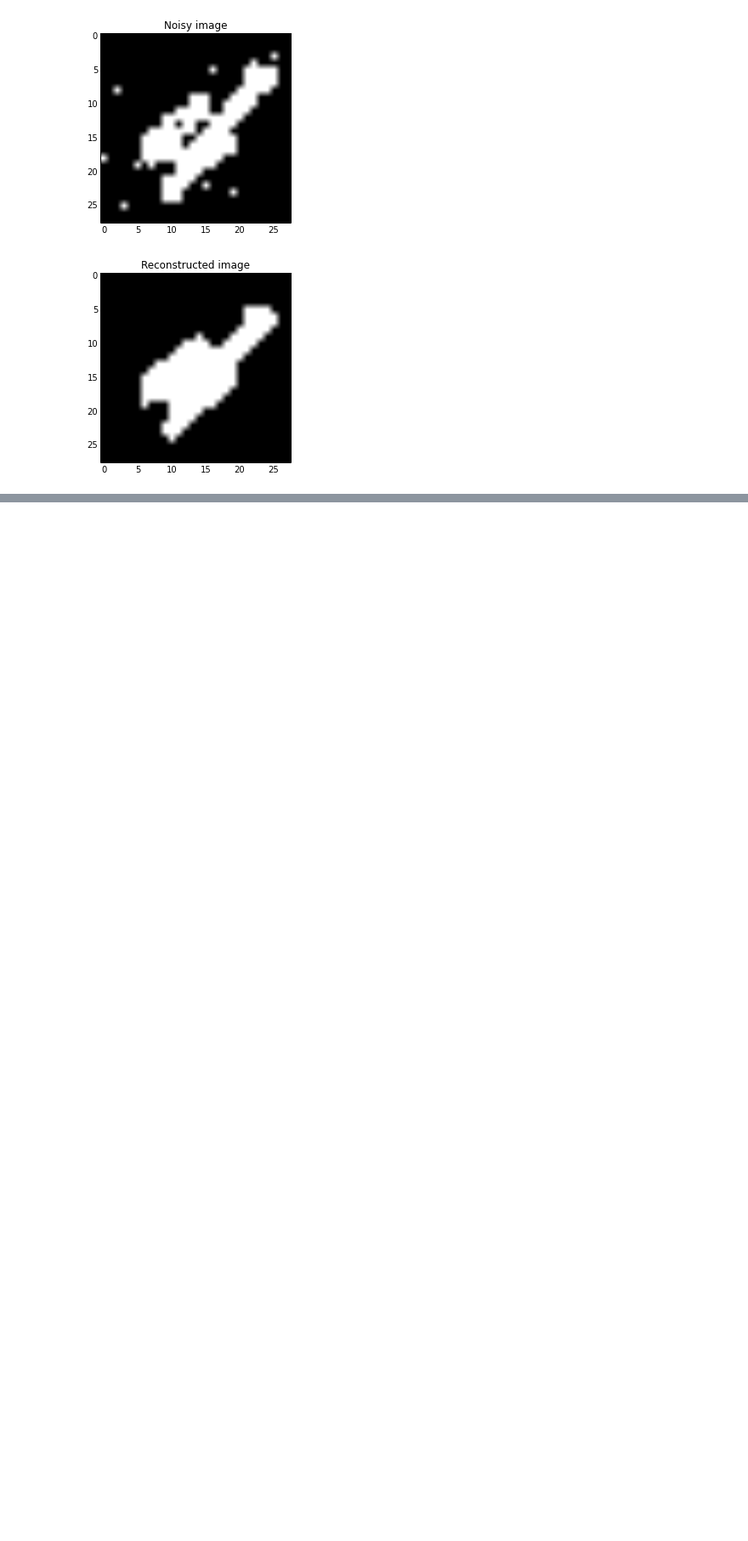
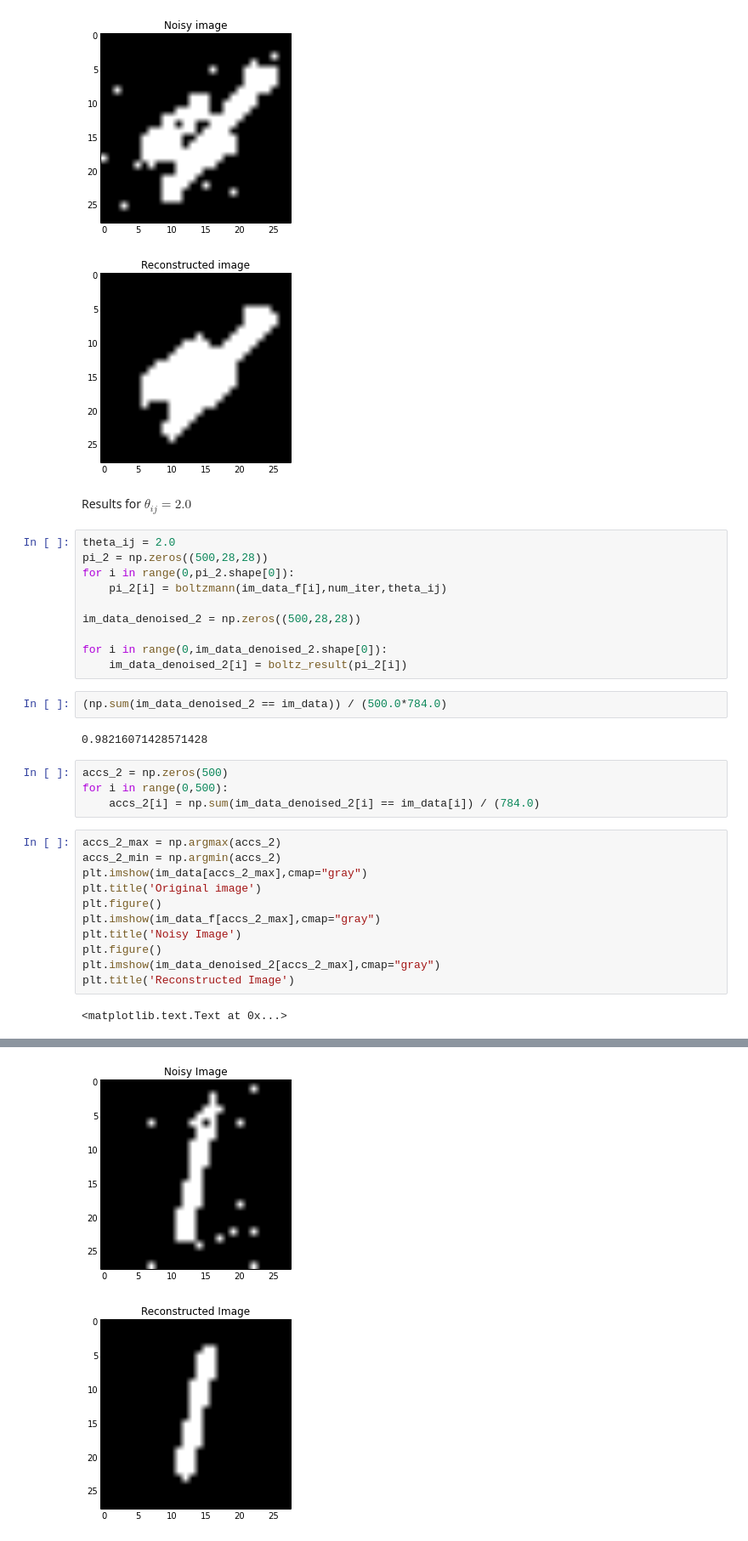
Before and after one commit to roshanjrajan/CS498-AML, a Jupyter notebook: hw7/hw7.ipynb, the cells around one changed output, grey strips where cells are left out. Shown at 85% size. Cells and saved outputs as stored; diff of their text form; blank space fills up the shorter version.

Commit message:
boltzmann done pt.2

```diff
--- a/hw7/hw7.ipynb
+++ b/hw7/hw7.ipynb
@@ -223,3 +219,36 @@ plt.title('Reconstructed image')
 [figure]
 [figure]
 [figure]
+# %% [markdown]
+Results for $\theta_{ij} = 2.0$
+# %%
+theta_ij = 2.0
+pi_2 = np.zeros((500,28,28))
+for i in range(0,pi_2.shape[0]):
+    pi_2[i] = boltzmann(im_data_f[i],num_iter,theta_ij)
+
+im_data_denoised_2 = np.zeros((500,28,28))
+
+for i in range(0,im_data_denoised_2.shape[0]):
+    im_data_denoised_2[i] = boltz_result(pi_2[i])
+# %%
+(np.sum(im_data_denoised_2 == im_data)) / (500.0*784.0)
+# %% [output]
+0.98216071428571428
+# %%
+accs_2 = np.zeros(500)
+for i in range(0,500):
+    accs_2[i] = np.sum(im_data_denoised_2[i] == im_data[i]) / (784.0)
+# %%
+accs_2_max = np.argmax(accs_2)
+accs_2_min = np.argmin(accs_2)
+plt.imshow(im_data[accs_2_max],cmap="gray")
+plt.title('Original image')
+plt.figure()
+plt.imshow(im_data_f[accs_2_max],cmap="gray")
+plt.title('Noisy Image')
+plt.figure()
+plt.imshow(im_data_denoised_2[accs_2_max],cmap="gray")
+plt.title('Reconstructed Image')
+# %% [output]
+<matplotlib.text.Text at 0x...>
@@ -225,0 +256,2 @@ plt.title('Reconstructed image')
+[figure, added]
+[figure, added]
```
Also changed, not shown: parts of 3 cells of this notebook.
